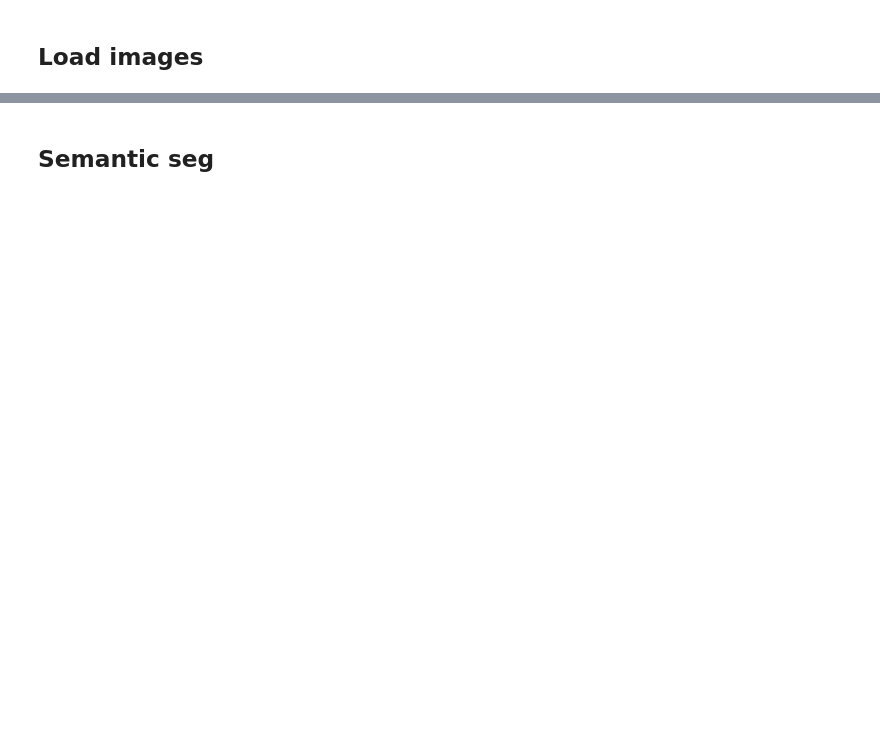
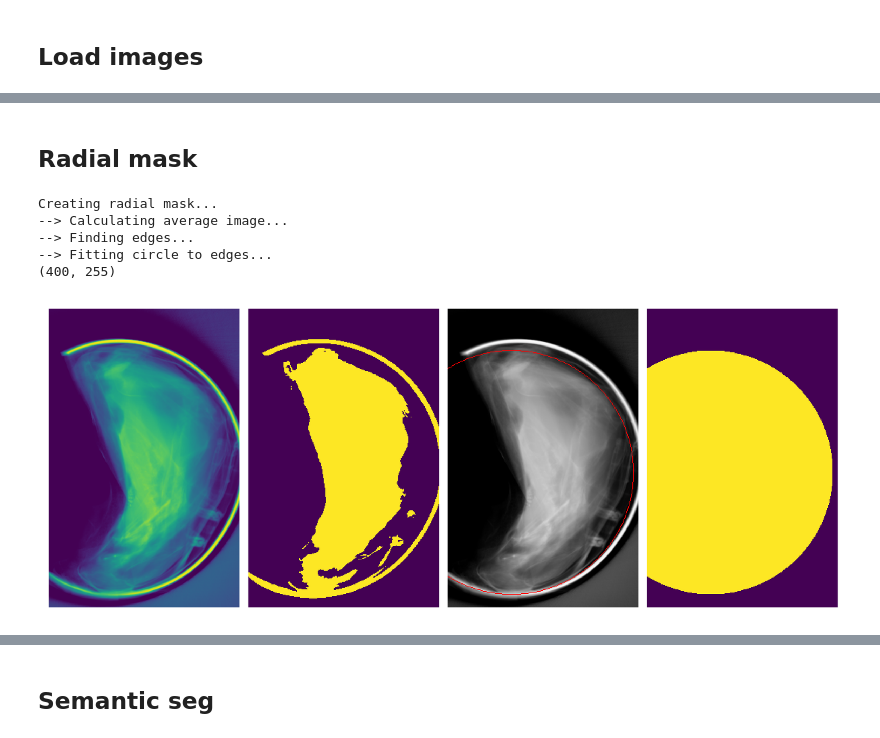
Before and after one commit to GusBusDraws/skeleton-propaganda, a Jupyter notebook: 02-angler.ipynb, the cells around one changed output, grey strips where cells are left out. Saved outputs shown, nothing was run; the diff lists cells and outputs as text; code cells hidden in the pictures; blank space fills up the shorter version.

```diff
--- a/02-angler.ipynb
+++ b/02-angler.ipynb
@@ -72,0 +77,45 @@ Data type:  uint8
+# %% [markdown]
+## Radial mask
+# %%
+print('Creating radial mask...')
+print('--> Calculating average image...')
+img_avg = np.mean(imgs, axis=0)
+print('--> Finding edges...')
+threshold = filters.threshold_otsu(img_avg)
+# Segment images with threshold values
+img_avg_bw = segment.isolate_classes(img_avg, threshold, intensity_step=255)
+# Detect edges in image
+edges = feature.canny(img_avg_bw)
+print('--> Fitting circle to edges...')
+cx, cy, r = segment.fit_circle_to_edges(edges)
+if scale == 1:
+    r -= int(20*scale)
+    cx += int(17*scale)
+    cy -= int(8*scale)
+elif scale == 0.5:
+    r -= 9
+    # cx += 2
+    cy += 4
+elif scale == 0.25:
+    r -= 2
+    cx += 1
+    # cy += 4
+# Draw circle
+img_avg = exposure.rescale_intensity(img_avg)
+img_avg = util.img_as_ubyte(img_avg)
+edges_w_circle = color.gray2rgb(img_avg)
+rows, cols = draw.circle_perimeter(cy, cx, r, shape=img_avg.shape)
+edges_w_circle[rows, cols] = (255, 0, 0)
+# Draw circular mask
+rows, cols = draw.disk((cy, cx), r, shape=img_avg_bw.shape)
+mask = np.zeros_like(img_avg_bw)
+mask[rows, cols] = 1
+print(mask.shape)
+fig, axes = view.images([img_avg, img_avg_bw, edges_w_circle, mask], dpi=300)
+# %% [output]
+Creating radial mask...
+--> Calculating average image...
+--> Finding edges...
+--> Fitting circle to edges...
+(400, 255)
+[figure, added]
```
Also changed, not shown: parts of 17 cells of this notebook.
